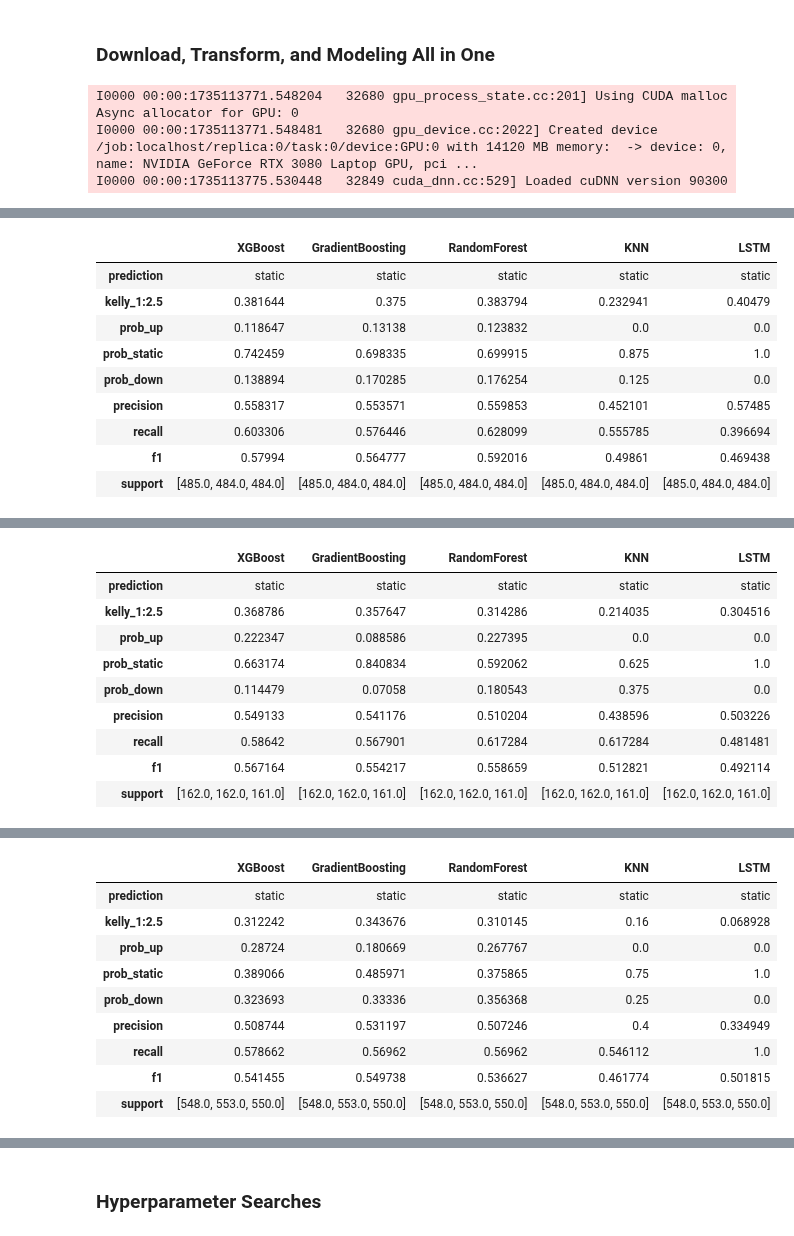
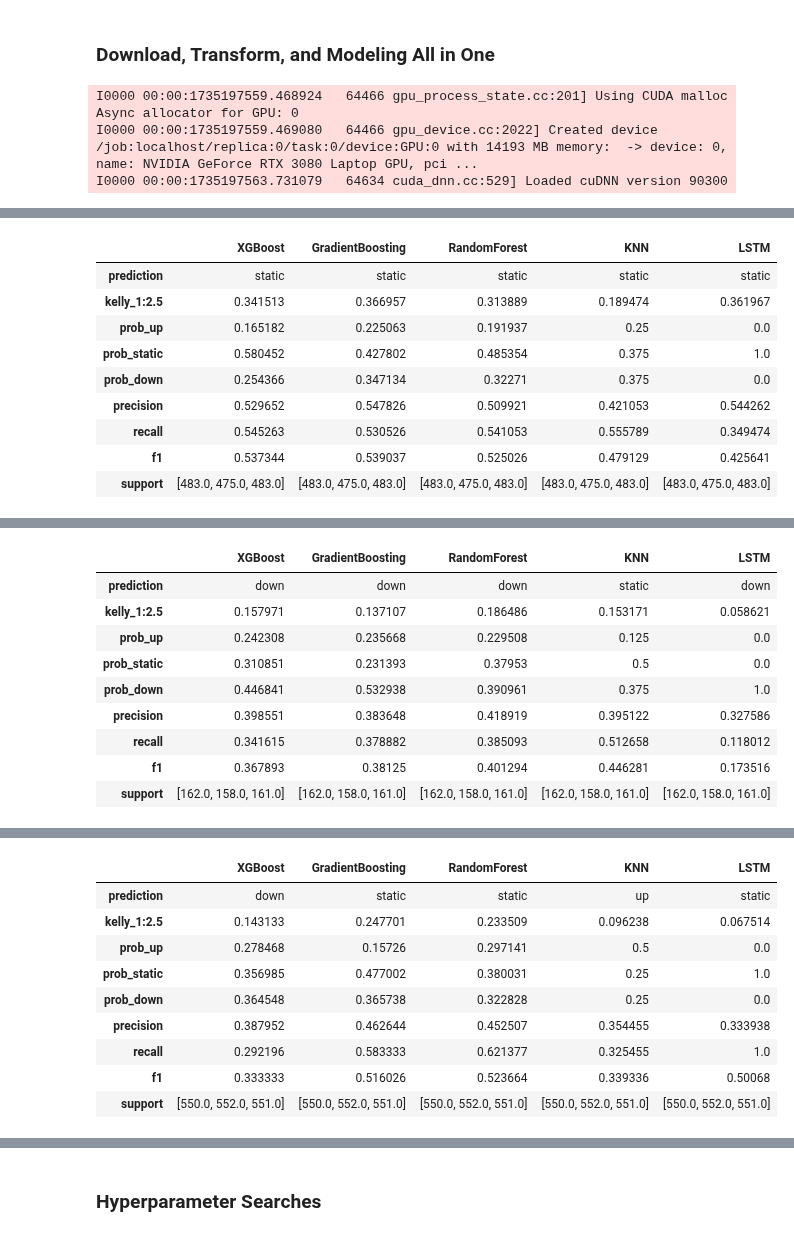
Before and after one commit to yuchild/stock_production, a Jupyter notebook: stock_next_time_frame_predictor.ipynb, the cells around one changed output, grey strips where cells are left out. Cells and saved outputs as stored; diff of their text form; code cells hidden in the pictures.

```diff
--- a/stock_next_time_frame_predictor.ipynb
+++ b/stock_next_time_frame_predictor.ipynb
@@ -79,8 +79,8 @@ from src import modules as f # f is for function
 # %% [markdown]
 ### Download, Transform, and Modeling All in One
 # %%
-f.predictions('tsla')
+f.predictions('pltr')
 # %% [output]
-I0000 00:00:1735113771.548204   32680 gpu_process_state.cc:201] Using CUDA malloc Async allocator for GPU: 0
-I0000 00:00:1735113771.548481   32680 gpu_device.cc:2022] Created device /job:localhost/replica:0/task:0/device:GPU:0 with 14120 MB memory:  -> device: 0, name: NVIDIA GeForce RTX 3080 Laptop GPU, pci ...
-I0000 00:00:1735113775.530448   32849 cuda_dnn.cc:529] Loaded cuDNN version 90300
+I0000 00:00:1735197559.468924   64466 gpu_process_state.cc:201] Using CUDA malloc Async allocator for GPU: 0
+I0000 00:00:1735197559.469080   64466 gpu_device.cc:2022] Created device /job:localhost/replica:0/task:0/device:GPU:0 with 14193 MB memory:  -> device: 0, name: NVIDIA GeForce RTX 3080 Laptop GPU, pci ...
+I0000 00:00:1735197563.731079   64634 cuda_dnn.cc:529] Loaded cuDNN version 90300
@@ -88,10 +88,10 @@ TSLA 5m Interval Timestamp: 2024-12-25 03:02:40
 |  | XGBoost | GradientBoosting | RandomForest | KNN | LSTM |
 | prediction | static | static | static | static | static |
-| kelly_1:2.5 | 0.381644 | 0.375 | 0.383794 | 0.232941 | 0.40479 |
-| prob_up | 0.118647 | 0.13138 | 0.123832 | 0.0 | 0.0 |
-| prob_static | 0.742459 | 0.698335 | 0.699915 | 0.875 | 1.0 |
-| prob_down | 0.138894 | 0.170285 | 0.176254 | 0.125 | 0.0 |
-| precision | 0.558317 | 0.553571 | 0.559853 | 0.452101 | 0.57485 |
-| recall | 0.603306 | 0.576446 | 0.628099 | 0.555785 | 0.396694 |
-| f1 | 0.57994 | 0.564777 | 0.592016 | 0.49861 | 0.469438 |
-| support | [485.0, 484.0, 484.0] | [485.0, 484.0, 484.0] | [485.0, 484.0, 484.0] | [485.0, 484.0, 484.0] | [485.0, 484.0, 484.0] |
+| kelly_1:2.5 | 0.341513 | 0.366957 | 0.313889 | 0.189474 | 0.361967 |
+| prob_up | 0.165182 | 0.225063 | 0.191937 | 0.25 | 0.0 |
+| prob_static | 0.580452 | 0.427802 | 0.485354 | 0.375 | 1.0 |
+| prob_down | 0.254366 | 0.347134 | 0.32271 | 0.375 | 0.0 |
+| precision | 0.529652 | 0.547826 | 0.509921 | 0.421053 | 0.544262 |
+| recall | 0.545263 | 0.530526 | 0.541053 | 0.555789 | 0.349474 |
+| f1 | 0.537344 | 0.539037 | 0.525026 | 0.479129 | 0.425641 |
+| support | [483.0, 475.0, 483.0] | [483.0, 475.0, 483.0] | [483.0, 475.0, 483.0] | [483.0, 475.0, 483.0] | [483.0, 475.0, 483.0] |
@@ -99,10 +99,10 @@ TSLA 15m Interval Timestamp: 2024-12-25 03:03:46
 |  | XGBoost | GradientBoosting | RandomForest | KNN | LSTM |
-| prediction | static | static | static | static | static |
-| kelly_1:2.5 | 0.368786 | 0.357647 | 0.314286 | 0.214035 | 0.304516 |
-| prob_up | 0.222347 | 0.088586 | 0.227395 | 0.0 | 0.0 |
-| prob_static | 0.663174 | 0.840834 | 0.592062 | 0.625 | 1.0 |
-| prob_down | 0.114479 | 0.07058 | 0.180543 | 0.375 | 0.0 |
-| precision | 0.549133 | 0.541176 | 0.510204 | 0.438596 | 0.503226 |
-| recall | 0.58642 | 0.567901 | 0.617284 | 0.617284 | 0.481481 |
-| f1 | 0.567164 | 0.554217 | 0.558659 | 0.512821 | 0.492114 |
-| support | [162.0, 162.0, 161.0] | [162.0, 162.0, 161.0] | [162.0, 162.0, 161.0] | [162.0, 162.0, 161.0] | [162.0, 162.0, 161.0] |
+| prediction | down | down | down | static | down |
+| kelly_1:2.5 | 0.157971 | 0.137107 | 0.186486 | 0.153171 | 0.058621 |
+| prob_up | 0.242308 | 0.235668 | 0.229508 | 0.125 | 0.0 |
+| prob_static | 0.310851 | 0.231393 | 0.37953 | 0.5 | 0.0 |
+| prob_down | 0.446841 | 0.532938 | 0.390961 | 0.375 | 1.0 |
+| precision | 0.398551 | 0.383648 | 0.418919 | 0.395122 | 0.327586 |
+| recall | 0.341615 | 0.378882 | 0.385093 | 0.512658 | 0.118012 |
+| f1 | 0.367893 | 0.38125 | 0.401294 | 0.446281 | 0.173516 |
+| support | [162.0, 158.0, 161.0] | [162.0, 158.0, 161.0] | [162.0, 158.0, 161.0] | [162.0, 158.0, 161.0] | [162.0, 158.0, 161.0] |
@@ -110,10 +110,10 @@ TSLA 1h Interval Timestamp: 2024-12-25 03:04:03
 |  | XGBoost | GradientBoosting | RandomForest | KNN | LSTM |
-| prediction | static | static | static | static | static |
-| kelly_1:2.5 | 0.312242 | 0.343676 | 0.310145 | 0.16 | 0.068928 |
-| prob_up | 0.28724 | 0.180669 | 0.267767 | 0.0 | 0.0 |
-| prob_static | 0.389066 | 0.485971 | 0.375865 | 0.75 | 1.0 |
-| prob_down | 0.323693 | 0.33336 | 0.356368 | 0.25 | 0.0 |
-| precision | 0.508744 | 0.531197 | 0.507246 | 0.4 | 0.334949 |
-| recall | 0.578662 | 0.56962 | 0.56962 | 0.546112 | 1.0 |
-| f1 | 0.541455 | 0.549738 | 0.536627 | 0.461774 | 0.501815 |
-| support | [548.0, 553.0, 550.0] | [548.0, 553.0, 550.0] | [548.0, 553.0, 550.0] | [548.0, 553.0, 550.0] | [548.0, 553.0, 550.0] |
+| prediction | down | static | static | up | static |
+| kelly_1:2.5 | 0.143133 | 0.247701 | 0.233509 | 0.096238 | 0.067514 |
+| prob_up | 0.278468 | 0.15726 | 0.297141 | 0.5 | 0.0 |
+| prob_static | 0.356985 | 0.477002 | 0.380031 | 0.25 | 1.0 |
+| prob_down | 0.364548 | 0.365738 | 0.322828 | 0.25 | 0.0 |
+| precision | 0.387952 | 0.462644 | 0.452507 | 0.354455 | 0.333938 |
+| recall | 0.292196 | 0.583333 | 0.621377 | 0.325455 | 1.0 |
+| f1 | 0.333333 | 0.516026 | 0.523664 | 0.339336 | 0.50068 |
+| support | [550.0, 552.0, 551.0] | [550.0, 552.0, 551.0] | [550.0, 552.0, 551.0] | [550.0, 552.0, 551.0] | [550.0, 552.0, 551.0] |
```
Also changed, not shown: parts of 2 cells of this notebook, 12 other files.
